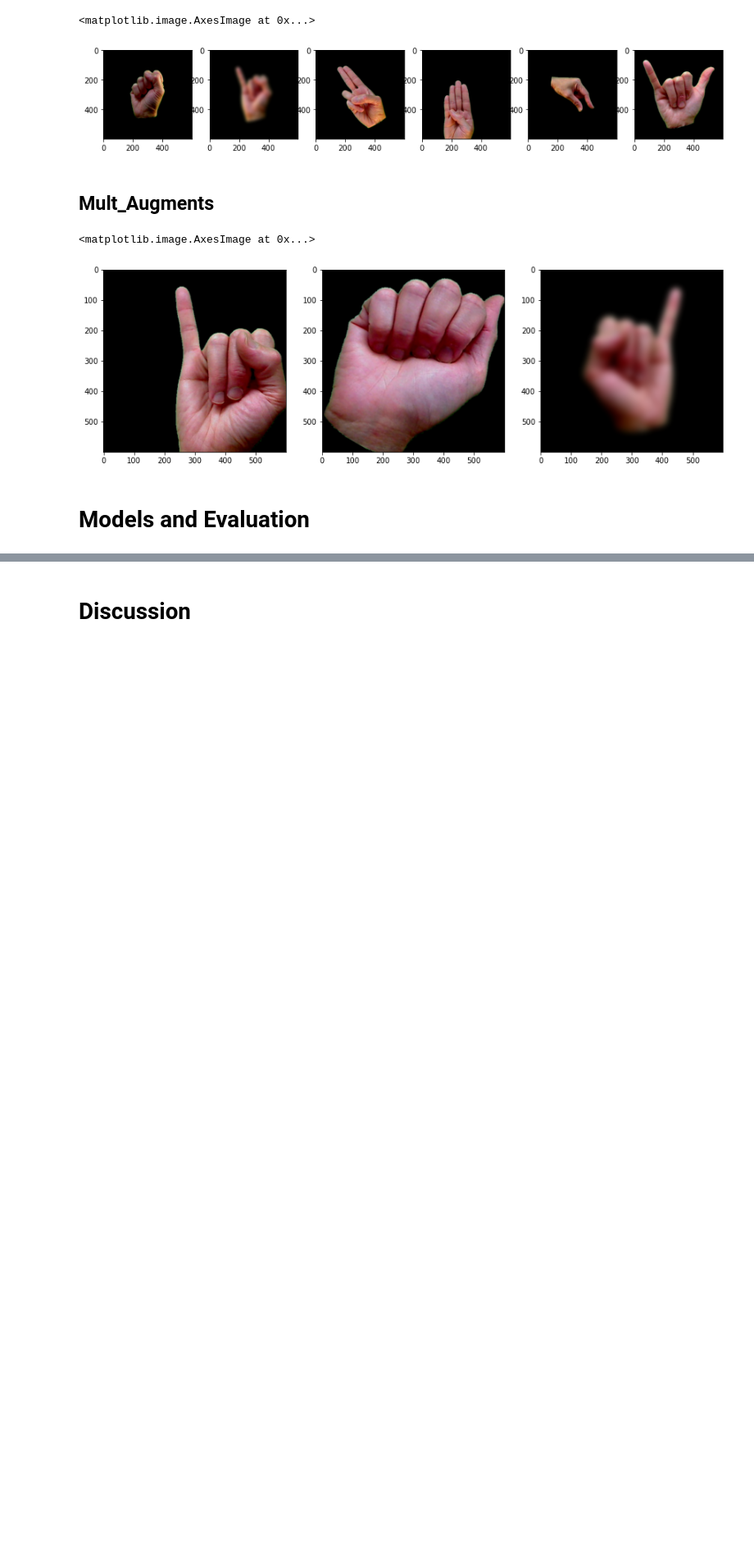
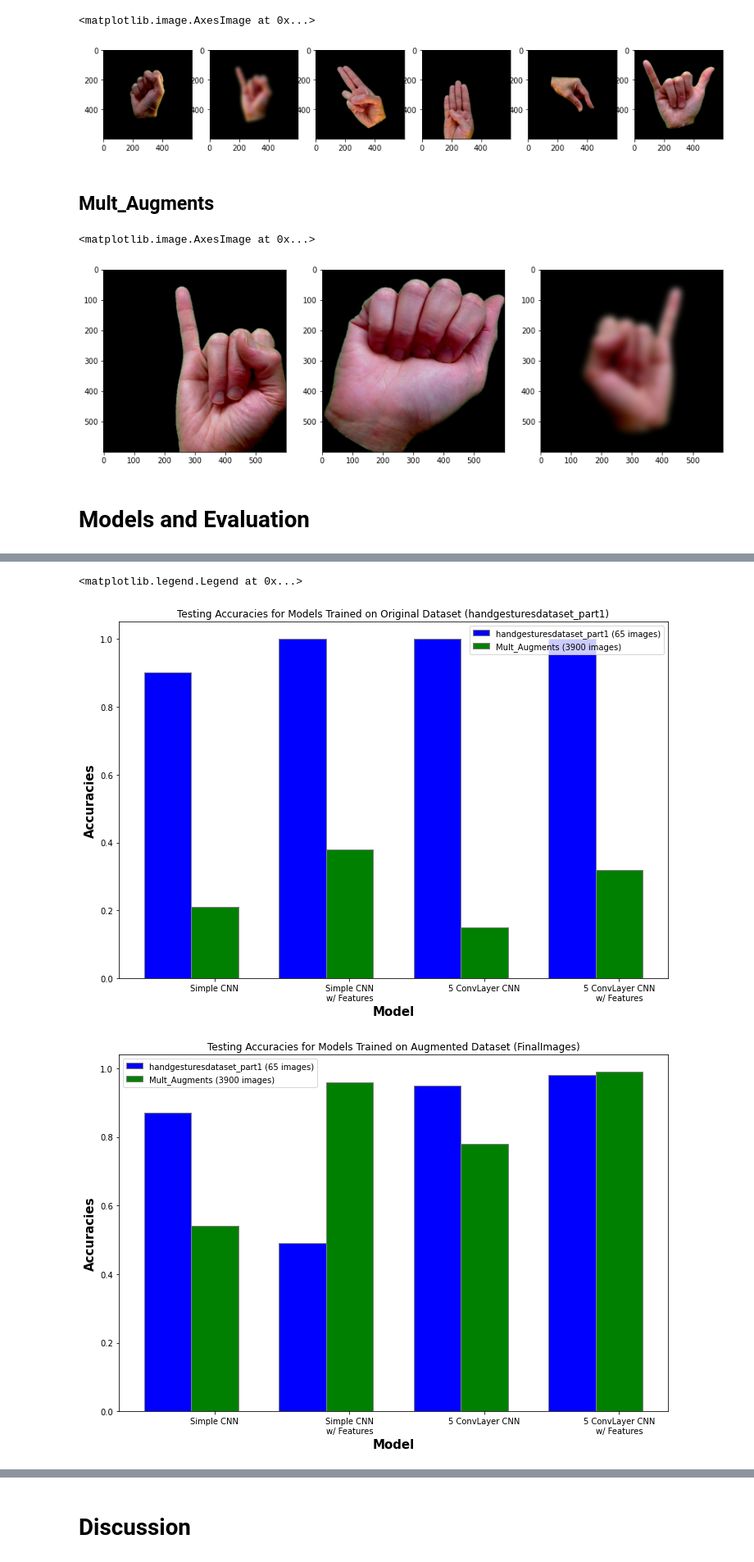
Before and after one commit to swadhwa5/MLFinalProject, a Jupyter notebook: Final_Project_Submission.ipynb, the cells around one changed output, grey strips where cells are left out. Shown at 82% size. Cells and saved outputs as stored; diff of their text form; code cells hidden in the pictures; blank space fills up the shorter version.

Commit message:
Added all descriptions to the model and evaluation, as well as discussion sections

```diff
--- a/Final_Project_Submission.ipynb
+++ b/Final_Project_Submission.ipynb
@@ -301,0 +450,70 @@ What does the evaluation of your trained models tell you about your data? How do
+# %%
+# Show plots or visualizations of your evaluation metric(s) on the train and test sets.
+#   What do these plots show about over- or under-fitting?
+#   You may borrow from how we visualized results in the Lab homeworks.
+#   Are there aspects of your results that are difficult to visualize? Why?
+
+import numpy as np
+import matplotlib.pyplot as plt
+
+model_names = ["Simple CNN", "Simple CNN" "\n" "w/ Features", "5 ConvLayer CNN", "5 ConvLayer CNN" "\n" "w/ Features"]
+
+barWidth = 0.35
+
+##################### Trained on Original Dataset ###################
+fig = plt.subplots(figsize =(12, 8))
+
+# set height of bar
+acc_orig = [.90,1,1,1]
+acc_aug = [.21,.38,.15,.32]
+
+# Set position of bar on X axis
+br1 = np.arange(len(acc_orig))
+br2 = [x + barWidth for x in br1]
+
+# Make the plot
+plt.bar(br1, acc_orig, color ='b', width = barWidth,
+        edgecolor ='grey', label='handgesturesdataset_part1 (65 images)')
+plt.bar(br2, acc_aug, color ='g', width = barWidth,
+        edgecolor ='grey', label='Mult_Augments (3900 images)')
+
+# Adding Xticks
+plt.xlabel('Model', fontweight ='bold', fontsize = 15)
+plt.ylabel('Accuracies', fontweight ='bold', fontsize = 15)
+plt.xticks([r + barWidth for r in range(len(acc_orig))],
+        model_names)
+
+# Additional
+plt.title("Testing Accuracies for Models Trained on Original Dataset (handgesturesdataset_part1)")
+plt.legend()
+
+##################### Trained on Augmented Dataset ###################
+fig = plt.subplots(figsize =(12, 8))
+
+# set height of bar
+acc_orig = [.87,.49,.95,.98]
+acc_aug = [.54,.96,.78,.99]
+
+# Set position of bar on X axis
+br1 = np.arange(len(acc_orig))
+br2 = [x + barWidth for x in br1]
+
+# Make the plot
+plt.bar(br1, acc_orig, color ='b', width = barWidth,
+        edgecolor ='grey', label='handgesturesdataset_part1 (65 images)')
+plt.bar(br2, acc_aug, color ='g', width = barWidth,
+        edgecolor ='grey', label='Mult_Augments (3900 images)')
+
+# Adding Xticks
+plt.xlabel('Model', fontweight ='bold', fontsize = 15)
+plt.ylabel('Accuracies', fontweight ='bold', fontsize = 15)
+plt.xticks([r + barWidth for r in range(len(acc_orig))],
+        model_names)
+
+# Additional
+plt.title("Testing Accuracies for Models Trained on Augmented Dataset (FinalImages)")
+plt.legend()
+# %% [output]
+<matplotlib.legend.Legend at 0x...>
+[figure, added]
+[figure, added]
```
Also changed, not shown: parts of 27 cells of this notebook.
